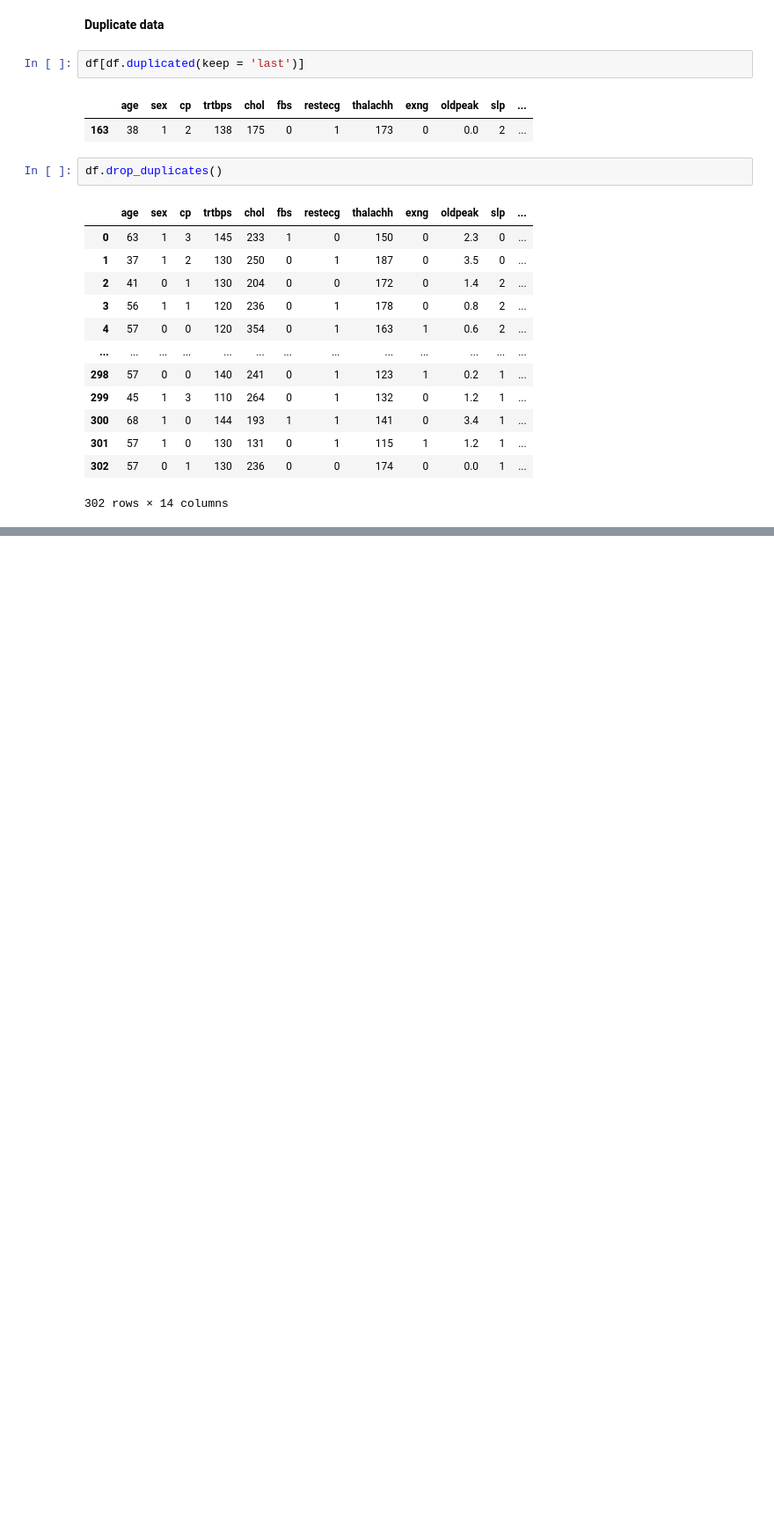
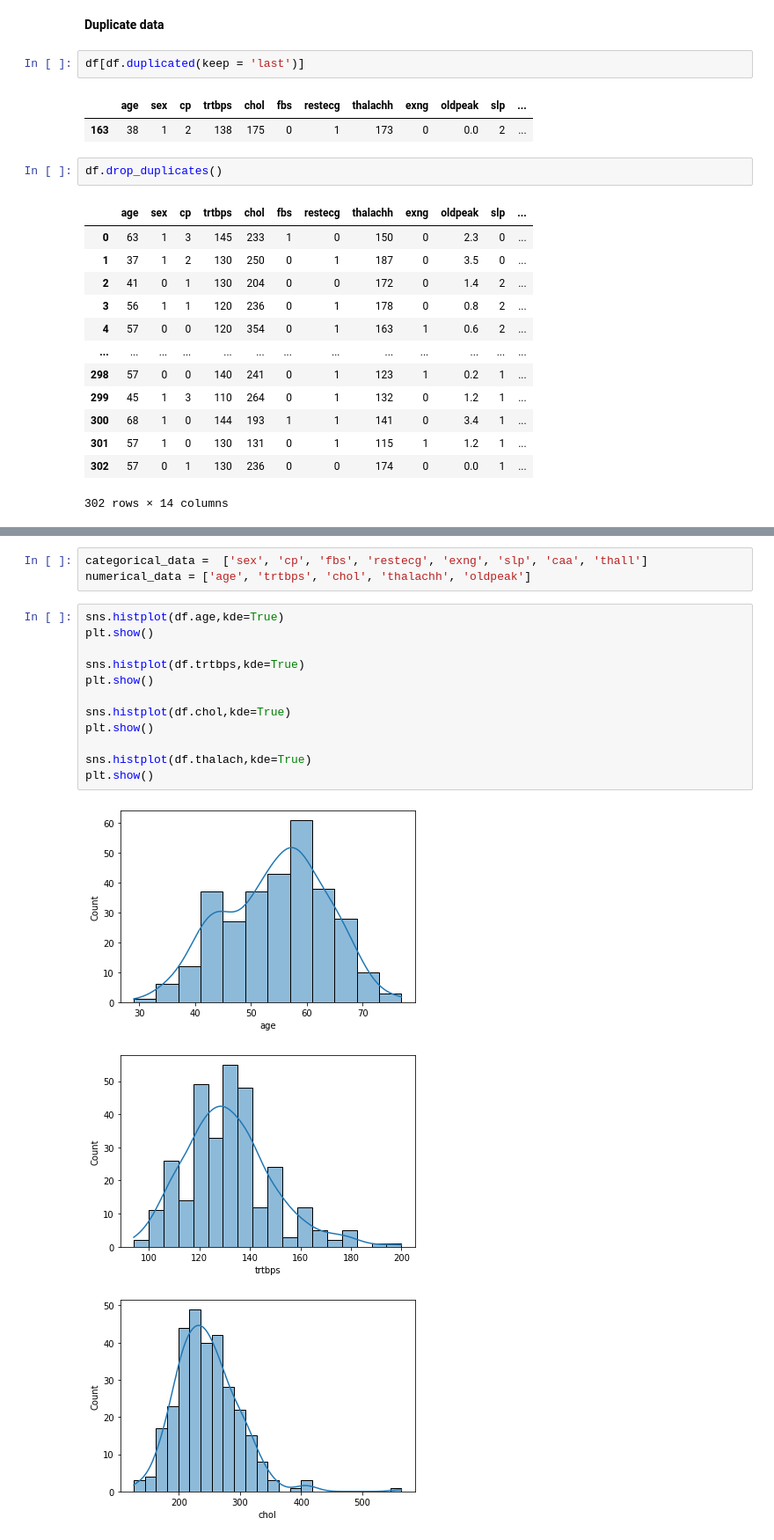
Before and after one commit to sandipthapa543/Pandas_Heartattack, a Jupyter notebook: Pandas_Data.ipynb, the cells around one changed output, grey strips where cells are left out. Shown at 88% size. Cells and saved outputs as stored; diff of their text form; blank space fills up the shorter version.

```diff
--- a/Pandas_Data.ipynb
+++ b/Pandas_Data.ipynb
@@ -176,0 +185,19 @@ df.drop_duplicates()
+# %%
+categorical_data =  ['sex', 'cp', 'fbs', 'restecg', 'exng', 'slp', 'caa', 'thall']
+numerical_data = ['age', 'trtbps', 'chol', 'thalachh', 'oldpeak']
+# %%
+sns.histplot(df.age,kde=True)
+plt.show()
+
+sns.histplot(df.trtbps,kde=True)
+plt.show()
+
+sns.histplot(df.chol,kde=True)
+plt.show()
+
+sns.histplot(df.thalach,kde=True)
+plt.show()
+# %% [output]
+[figure, added]
+[figure, added]
+[figure, added]
```
Also changed, not shown: parts of 10 cells of this notebook.
